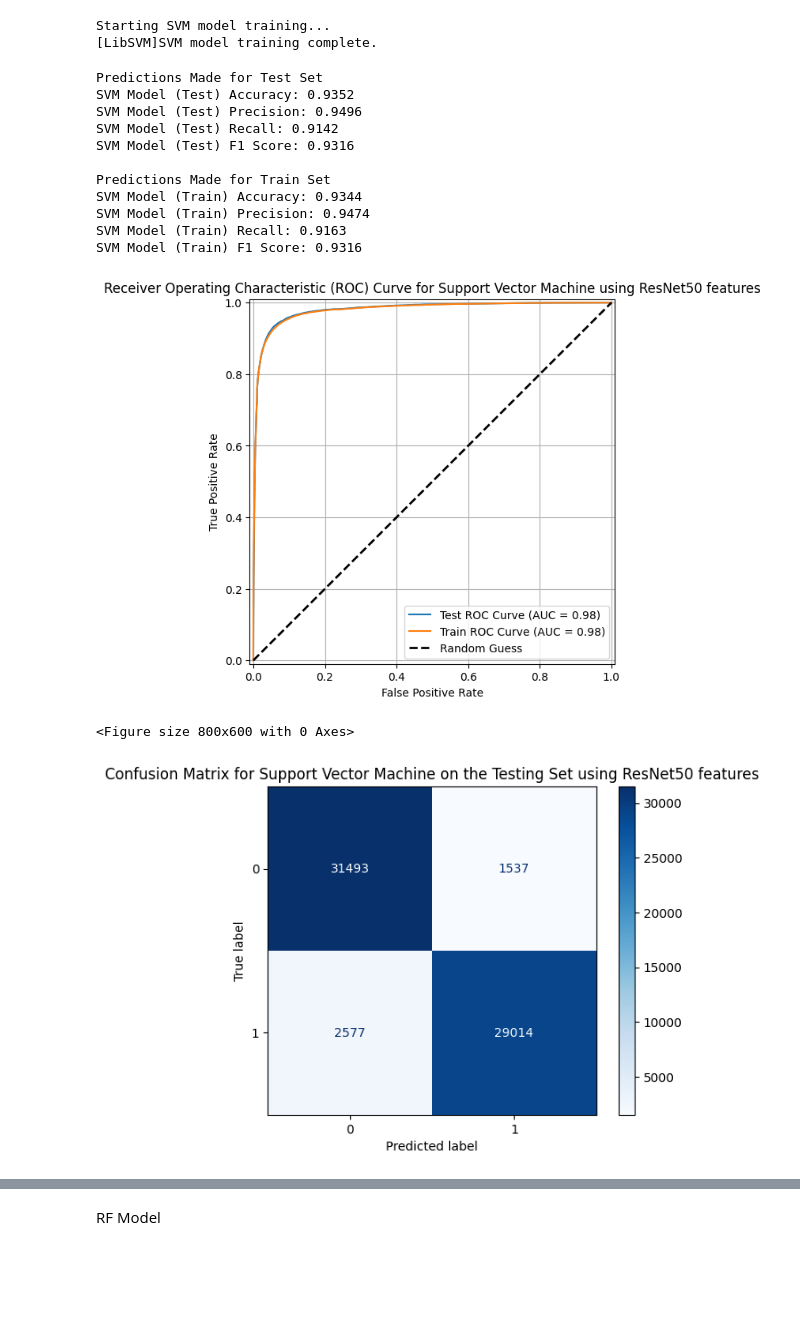
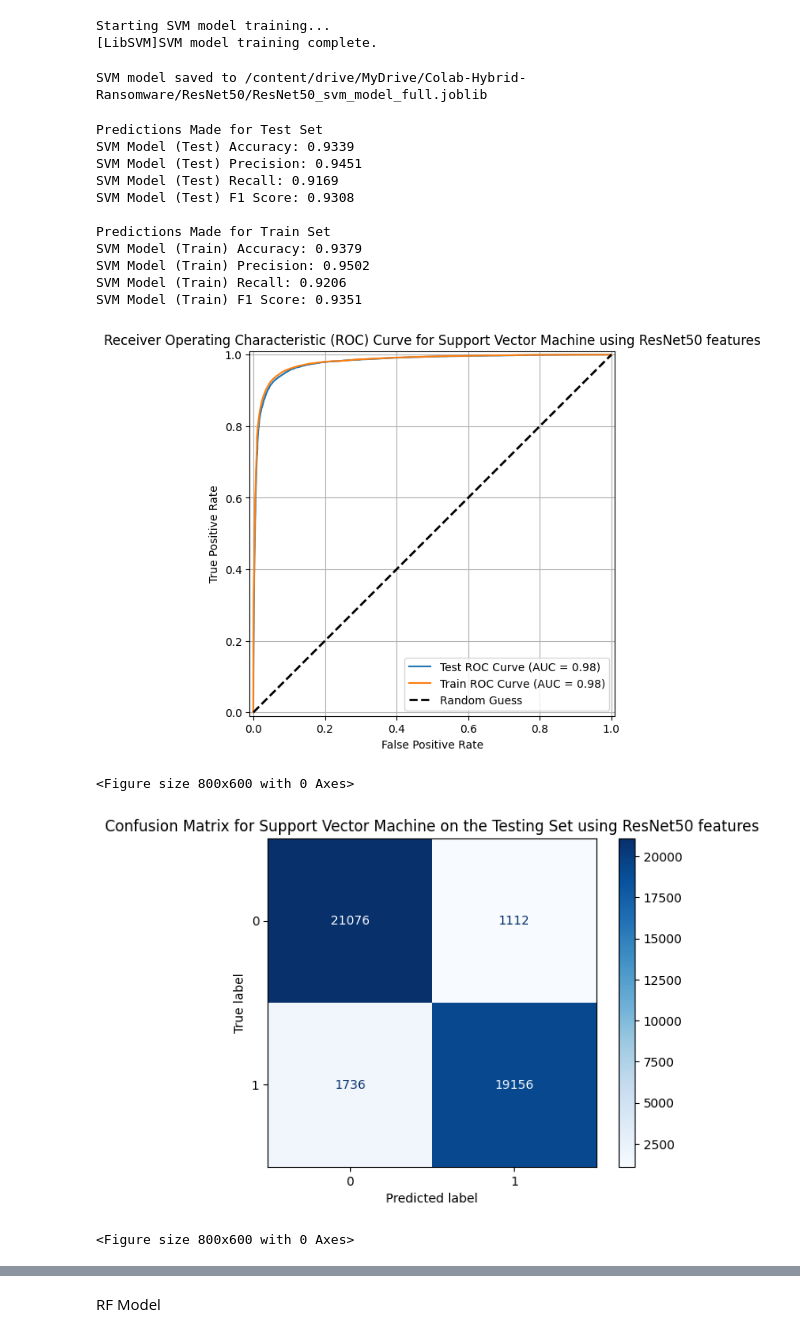
Before and after one commit to swirty/csc591-Hybrid-DL-ML-Classifier, a Jupyter notebook: DL_ML_Hybrid_Model.ipynb, the cells around one changed output, grey strips where cells are left out. Saved outputs shown, nothing was run; the diff lists cells and outputs as text; code cells hidden in the pictures; blank space fills up the shorter version.

```diff
--- a/DL_ML_Hybrid_Model.ipynb
+++ b/DL_ML_Hybrid_Model.ipynb
@@ -175,7 +193,7 @@ ImageDataset class and transformations defined.
 import torch
 
 # Define train and test split ratio
-test_split_ratio = 0.3
+test_split_ratio = 0.2
 dataset_size = len(full_dataset)
 test_size = int(test_split_ratio * dataset_size)
 train_size = dataset_size - test_size
@@ -700,6 +730,8 @@ svm_model_save_path = f'/content/drive/MyDrive/Colab-Hybrid-Ransomware/{NeuralNe
 joblib.dump(model_svm, svm_model_save_path)
 
 print(f"SVM model saved to {svm_model_save_path}")
+# %% [output]
+SVM model saved to /content/drive/MyDrive/Colab-Hybrid-Ransomware/ResNet50/ResNet50_svm_model_full.joblib
 # %%
 # Benchmark the SVM
 # --- Test Set Metrics ---
@@ -731,16 +763,16 @@ print(f"SVM Model (Train) Recall: {recall_svm_train:.4f}")
 print(f"SVM Model (Train) F1 Score: {f1_svm_train:.4f}")
 # %% [output]
 Predictions Made for Test Set
-SVM Model (Test) Accuracy: 0.9352
-SVM Model (Test) Precision: 0.9496
-SVM Model (Test) Recall: 0.9142
-SVM Model (Test) F1 Score: 0.9316
+SVM Model (Test) Accuracy: 0.9339
+SVM Model (Test) Precision: 0.9451
+SVM Model (Test) Recall: 0.9169
+SVM Model (Test) F1 Score: 0.9308
 
 Predictions Made for Train Set
-SVM Model (Train) Accuracy: 0.9344
-SVM Model (Train) Precision: 0.9474
-SVM Model (Train) Recall: 0.9163
-SVM Model (Train) F1 Score: 0.9316
+SVM Model (Train) Accuracy: 0.9379
+SVM Model (Train) Precision: 0.9502
+SVM Model (Train) Recall: 0.9206
+SVM Model (Train) F1 Score: 0.9351
 # %%
 # Plots for SVM
 from sklearn.metrics import roc_curve, auc, RocCurveDisplay, ConfusionMatrixDisplay
@@ -756,35 +788,42 @@ y_pred_proba_test = model_svm.predict_proba(X_test)[:, 1]
 fpr_test, tpr_test, thresholds_test = roc_curve(y_test, y_pred_proba_test, pos_label=1)
 roc_auc_test = auc(fpr_test, tpr_test)
 
 # Plot the ROC curve (TESTING SET)
 roc_display_test = RocCurveDisplay(fpr=fpr_test, tpr=tpr_test, roc_auc=roc_auc_test, estimator_name='SVM (Test)')
 roc_display_test.plot(ax=plt.gca(), name='Test ROC Curve')
 
 # Get predicted probabilities for the positive class (TRAINING SET)
 y_pred_proba_train = model_svm.predict_proba(X_train)[:, 1]
 
 # Calculate ROC curve and AUC (TRAINING SET)
 fpr_train, tpr_train, thresholds_train = roc_curve(y_train, y_pred_proba_train, pos_label=1)
 roc_auc_train = auc(fpr_train, tpr_train)
 
 # Plot the ROC curve (TRAINING SET)
 roc_display_train = RocCurveDisplay(fpr=fpr_train, tpr=tpr_train, roc_auc=roc_auc_train, estimator_name='SVM (Train)')
 roc_display_train.plot(ax=plt.gca(), name='Train ROC Curve')
 
 plt.plot([0, 1], [0, 1], 'k--', lw=2, label='Random Guess') # Add random guess line
 plt.xlabel('False Positive Rate')
 plt.ylabel('True Positive Rate')
 plt.title(f'Receiver Operating Characteristic (ROC) Curve for Support Vector Machine using {NeuralNetwork} features')
 plt.legend(loc='lower right')
 plt.grid(True)
 plt.show()
 
-# Plot Confusion Matrix
+# Plot Confusion Matrix for Testing Set
 plt.figure(figsize=(8, 6))
-cm_display = ConfusionMatrixDisplay.from_estimator(model_svm, X_test, y_test, cmap=plt.cm.Blues, normalize=None)
-cm_display.ax_.set_title(f'Confusion Matrix for Support Vector Machine on the Testing Set using {NeuralNetwork} features')
+cm_display_test = ConfusionMatrixDisplay.from_estimator(model_svm, X_test, y_test, cmap=plt.cm.Blues, normalize=None)
+cm_display_test.ax_.set_title(f'Confusion Matrix for Support Vector Machine on the Testing Set using {NeuralNetwork} features')
 plt.show()
+
+# Plot Confusion Matrix for Training Set
+plt.figure(figsize=(8, 6))
+cm_display_train = ConfusionMatrixDisplay.from_estimator(model_svm, X_train, y_train, cmap=plt.cm.Blues, normalize=None)
+cm_display_train.ax_.set_title(f'Confusion Matrix for Support Vector Machine on the Training Set using {NeuralNetwork} features')
+plt.show()
 # %% [output]
-[figure, old version]
+[figure, new version]
 <Figure size 800x600 with 0 Axes>
-[figure, old version]
+[figure, new version]
+<Figure size 800x600 with 0 Axes>
```
Also changed, not shown: parts of 17 cells of this notebook.
